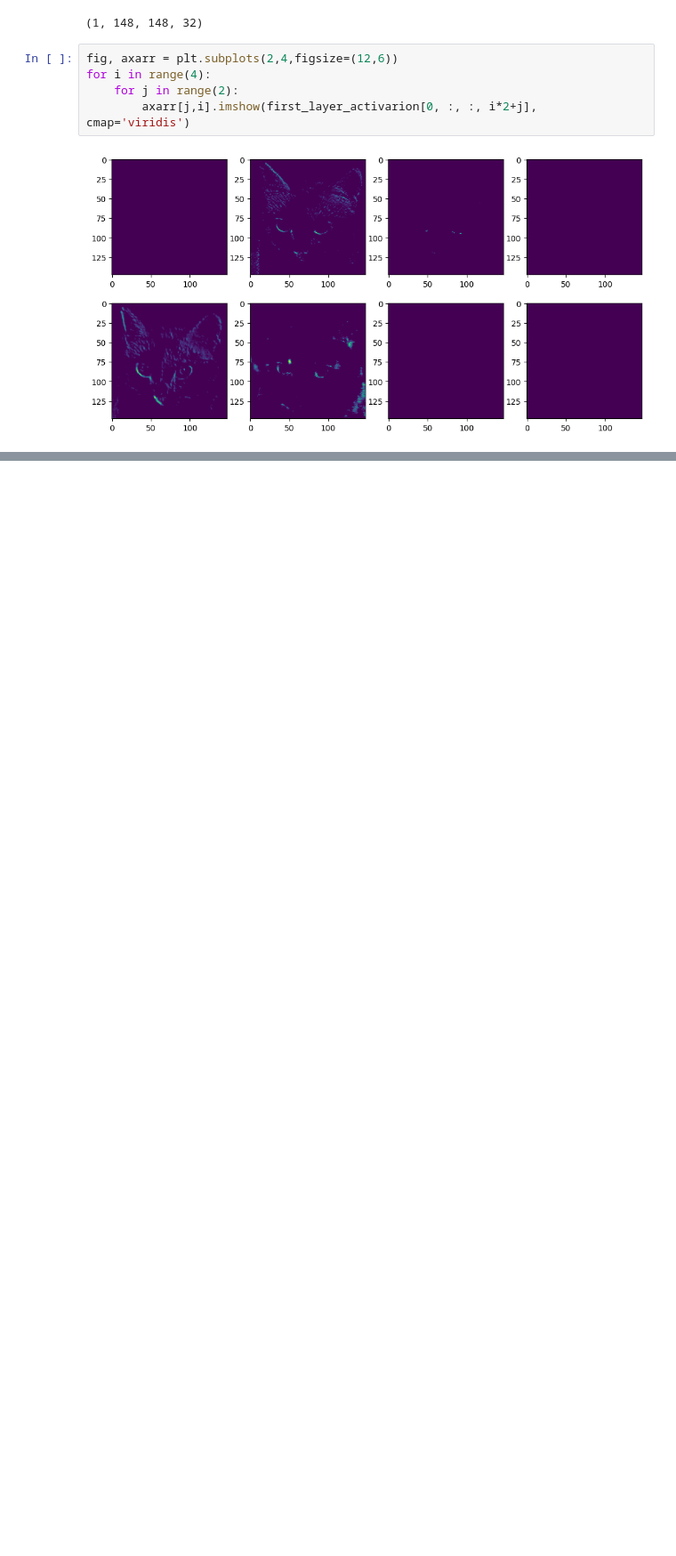
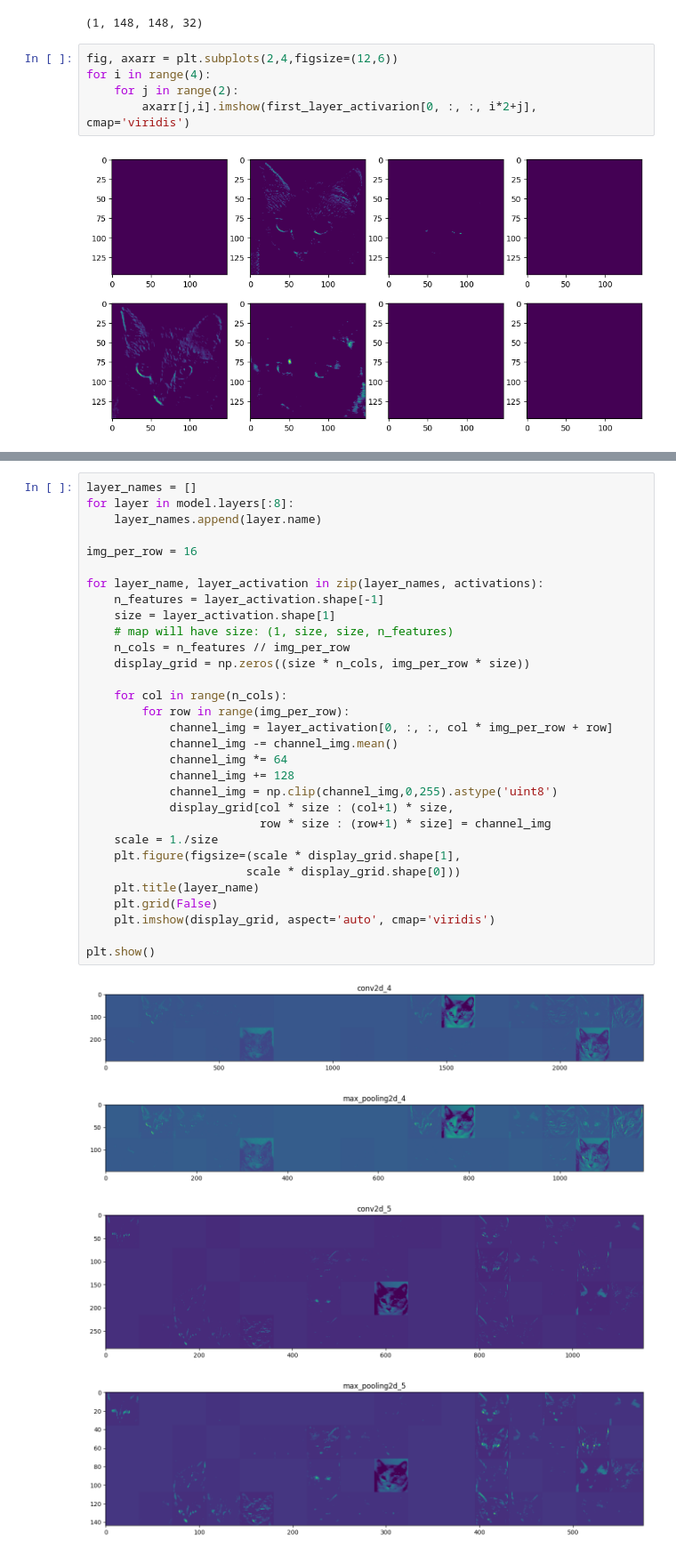
Before and after one commit to kamil271e/data-ml-playground, a Jupyter notebook: chollet_book/chapter_5_cnn/visualization.ipynb, the cells around one changed output, grey strips where cells are left out. Shown at 89% size. Saved outputs shown, nothing was run; the diff lists cells and outputs as text; blank space fills up the shorter version.

```diff
--- a/chollet_book/chapter_5_cnn/visualization.ipynb
+++ b/chollet_book/chapter_5_cnn/visualization.ipynb
@@ -73,0 +90,36 @@ for i in range(4):
+# %%
+layer_names = []
+for layer in model.layers[:8]:
+    layer_names.append(layer.name)
+
+img_per_row = 16
+
+for layer_name, layer_activation in zip(layer_names, activations):
+    n_features = layer_activation.shape[-1]
+    size = layer_activation.shape[1]
+    # map will have size: (1, size, size, n_features)
+    n_cols = n_features // img_per_row
+    display_grid = np.zeros((size * n_cols, img_per_row * size))
+
+    for col in range(n_cols):
+        for row in range(img_per_row):
+            channel_img = layer_activation[0, :, :, col * img_per_row + row]
+            channel_img -= channel_img.mean()
+            channel_img *= 64
+            channel_img += 128
+            channel_img = np.clip(channel_img,0,255).astype('uint8')
+            display_grid[col * size : (col+1) * size,
+                         row * size : (row+1) * size] = channel_img
+    scale = 1./size
+    plt.figure(figsize=(scale * display_grid.shape[1],
+                       scale * display_grid.shape[0]))
+    plt.title(layer_name)
+    plt.grid(False)
+    plt.imshow(display_grid, aspect='auto', cmap='viridis')
+
+plt.show()
+# %% [output]
+[figure, added]
+[figure, added]
+[figure, added]
+[figure, added]
```
Also changed, not shown: parts of 9 cells of this notebook, 5 other files.
